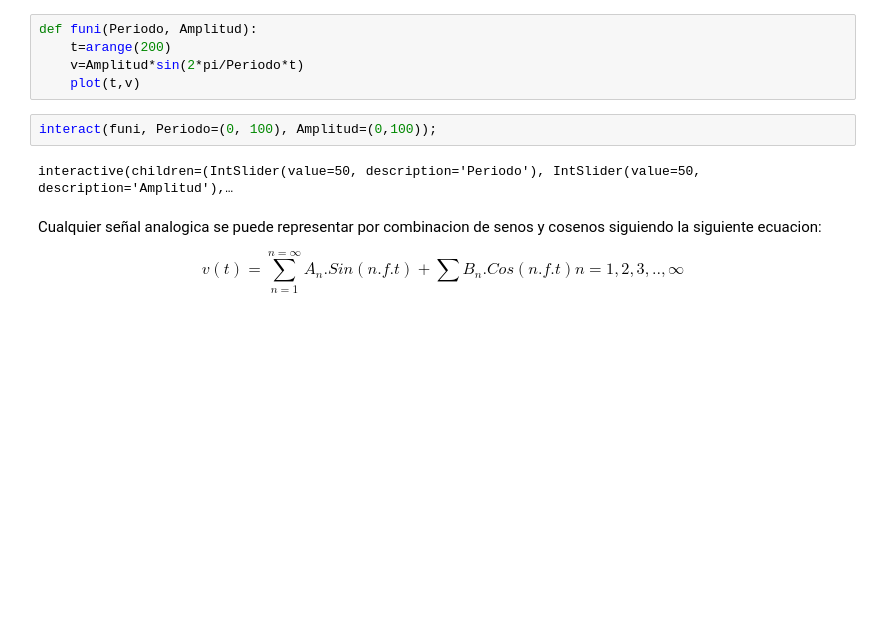
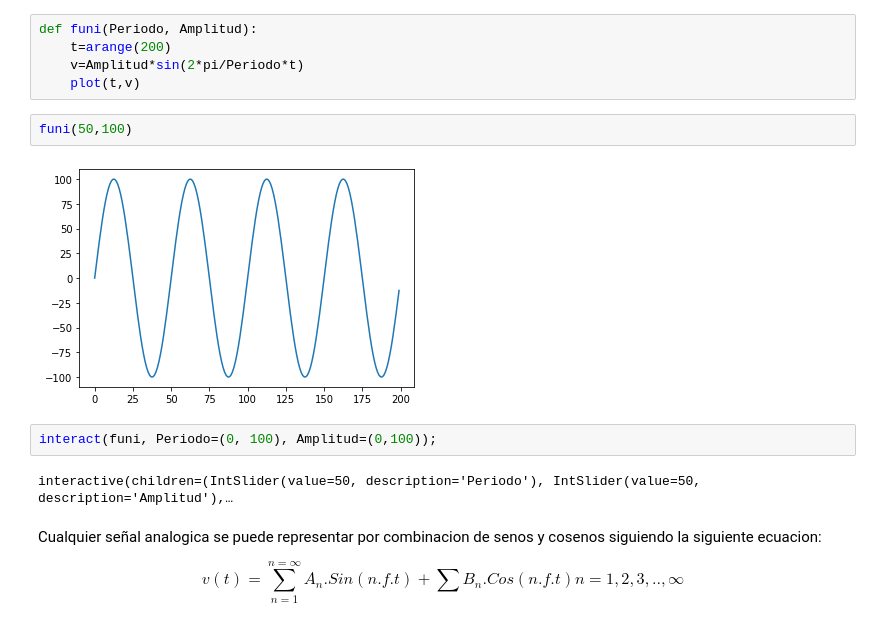
Before and after one commit to hoyosdani/Digital_unsa, a Jupyter notebook: Muestreo.ipynb, the cells around one changed output. Drawn from its saved outputs; the diff is of its cells as text; blank space fills up the shorter version.

```diff
--- a/Muestreo.ipynb
+++ b/Muestreo.ipynb
@@ -138,6 +138,10 @@ def funi(Periodo, Amplitud):
     t=arange(200)
     v=Amplitud*sin(2*pi/Periodo*t)
     plot(t,v)
+# %%
+funi(50,100)
+# %% [output]
+[figure, added]
 # %%
 interact(funi, Periodo=(0, 100), Amplitud=(0,100));
 # %% [output]
```
Also changed, not shown: parts of 39 cells of this notebook.
